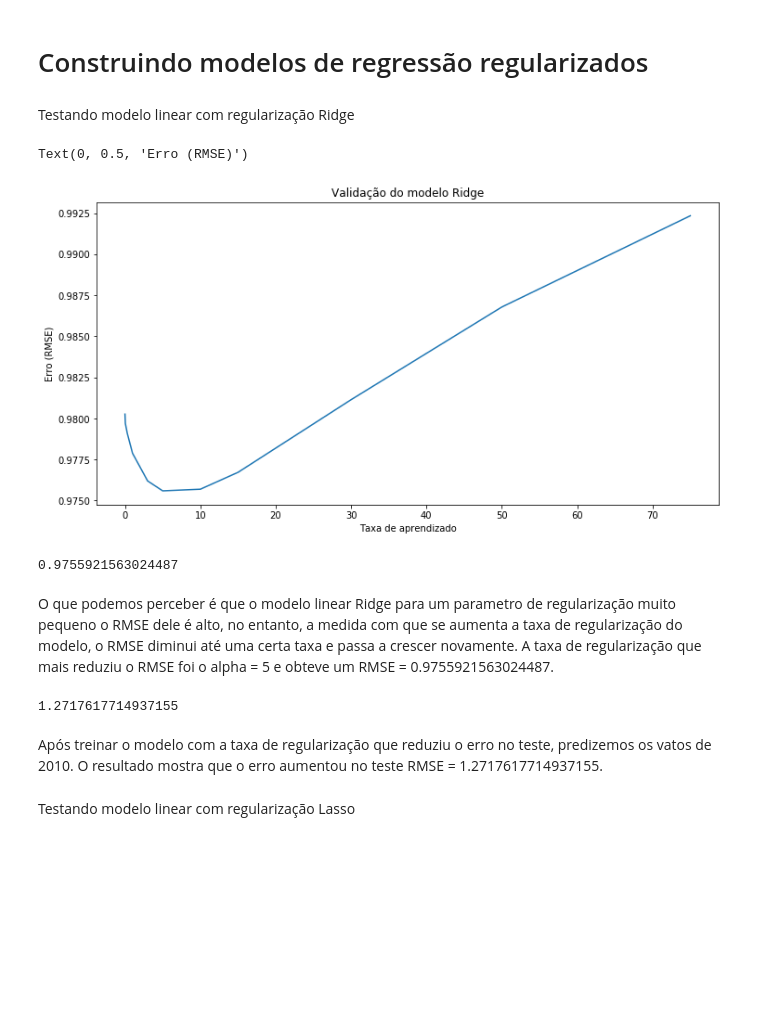
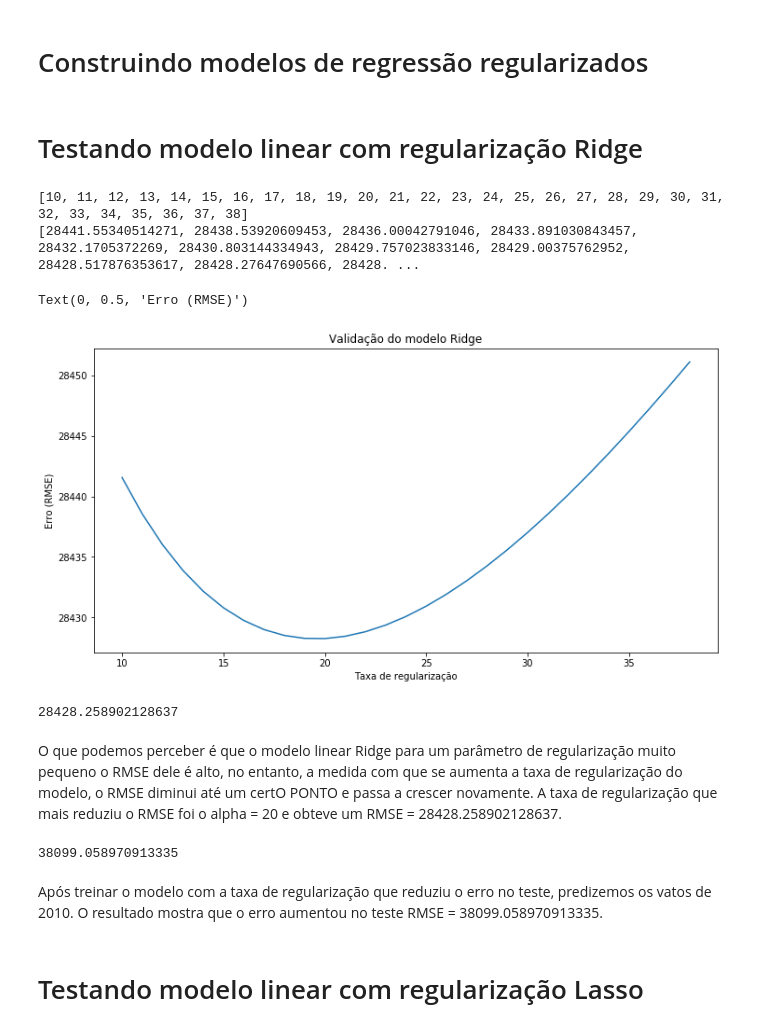
Before and after one commit to ErickCosta/ml2018-erickcosta, a Jupyter notebook: exercício 3/main.ipynb, the cells around one changed output. Drawn from its saved outputs; the diff is of its cells as text; code cells hidden in the pictures; blank space fills up the shorter version.

```diff
--- a/exercício 3/main.ipynb
+++ b/exercício 3/main.ipynb
@@ -283,10 +320,19 @@ data_processed.tail()
 # %%
 #Dados de treino
 data_2006 = data_processed[:3388]
-target_train = data_2006['votos']
+target_train = np.expm1(data_2006['votos'])
 data_train = data_2006.drop(['ano', 'votos'],axis=1)
 
 #Dados de teste
 data_2010 = data_processed[3389:]
-target_test = data_2010['votos']
+target_test = np.expm1(data_2010['votos'])
 data_test = data_2010.drop(['ano', 'votos'],axis=1)
+
+#Dados de treino para 2014
+target_2014 = np.expm1(data_2014['votos'])
+data_2014 = data_2014.drop(['ano', 'votos'],axis=1)
+# %%
+#Método para retornar os erros (RMSE) da validação cruzada
+def rmse_cv(model, train, target):
+    rmse= np.sqrt(-cross_val_score(model, train, target, scoring="neg_mean_squared_error", cv = 100))
+    return(rmse)
@@ -293,7 +369,2 @@ data_test = data_2010.drop(['ano', 'votos'],axis=1)
 # %% [markdown]
 # Construindo modelos de regressão regularizados
-# %%
-#Método para retornar o erro (RMSE)
-def rmse_cv(model, train, target):
-    rmse= np.sqrt(-cross_val_score(model, train, target, scoring="neg_mean_squared_error", cv = 5))
-    return(rmse)
@@ -303,42 +371,48 @@ alphas = [0, 0.05, 0.1, 0.3, 1, 3, 5, 10, 15, 30, 50, 75]
+# %%
+#Parâmetro de refinamento referente à taxa de regularização
+alphas = [10,11,12,13,14,15,16,17,18,19,20,21,22,23,24,25,26,27,28,29,30,31,32,33,34,35,36,37,38]
+ralphas = [10,11,12,13,14,15,16,17,18,19,20,21,22,23,24,25,26,27,28,29,30,31,32, 33, 34, 35, 36, 37, 38]
 # %% [markdown]
-Testando modelo linear com regularização Ridge
+# Testando modelo linear com regularização Ridge
 # %%
 # Modelo ridge
-model_ridge = Ridge()
 
 # Computando o RMSE da validação cruzada
 cv_ridge = [rmse_cv(Ridge(alpha = alpha), data_train, target_train).mean()
             for alpha in alphas]
-
+print(alphas)
+print(cv_ridge)
 #Plotando RMSE do modelo Ridge para todos as taxas de aprendizado testadas por meio da validação cruzada
 cv_ridge = pd.Series(cv_ridge, index = alphas)
 cv_ridge.plot(title = "Validação do modelo Ridge")
-plt.xlabel("Taxa de aprendizado")
+plt.xlabel("Taxa de regularização")
 plt.ylabel("Erro (RMSE)")
 # %% [output]
-Text(0, 0.5, 'Erro (RMSE)')
+[10, 11, 12, 13, 14, 15, 16, 17, 18, 19, 20, 21, 22, 23, 24, 25, 26, 27, 28, 29, 30, 31, 32, 33, 34, 35, 36, 37, 38]
+[28441.55340514271, 28438.53920609453, 28436.00042791046, 28433.891030843457, 28432.1705372269, 28430.803144334943, 28429.757023833146, 28429.00375762952, 28428.517876353617, 28428.27647690566, 28428. ...
+Text(0, 0.5, 'Erro (RMSE)')
-[figure, old version]
+[figure, new version]
 # %%
 #RMSE mínimo
-cv_ridge.min()
+print(cv_ridge.min())
 # %% [output]
-0.9755921563024487
+28428.258902128637
 # %% [markdown]
-O que podemos perceber é que o modelo linear Ridge para um parametro de regularização muito pequeno o RMSE dele é alto, no entanto, a medida com que se aumenta a taxa de regularização do modelo, o RMSE diminui até uma certa taxa e passa a crescer novamente. A taxa de regularização que mais reduziu o RMSE foi o alpha = 5 e obteve um RMSE = 0.9755921563024487.
+O que podemos perceber é que o modelo linear Ridge para um parâmetro de regularização muito pequeno o RMSE dele é alto, no entanto, a medida com que se aumenta a taxa de regularização do modelo, o RMSE diminui até um certO PONTO e passa a crescer novamente. A taxa de regularização que mais reduziu o RMSE foi o alpha = 20 e obteve um RMSE = 28428.258902128637.
 # %%
 # Testando o modelo com os dados de 2010 com o parâmetro de regularização encontrado na validação cruzada
 
 # Treinando o modelo
-ridge = Ridge(alpha = 5).fit(data_train, target_train)
+ridge = Ridge(alpha = 20).fit(data_train, target_train)
 
 # Predizendo os votos de 2010
 target_test_predicted = ridge.predict(data_test)
 
 # RMSE
-mean_squared_error(target_test, target_test_predicted)
+print(np.sqrt(mean_squared_error(target_test, target_test_predicted)))
 # %% [output]
-1.2717617714937155
+38099.058970913335
 # %% [markdown]
-Após treinar o modelo com a taxa de regularização que reduziu o erro no teste, predizemos os vatos de 2010. O resultado mostra que o erro aumentou no teste RMSE = 1.2717617714937155.
+Após treinar o modelo com a taxa de regularização que reduziu o erro no teste, predizemos os vatos de 2010. O resultado mostra que o erro aumentou no teste RMSE = 38099.058970913335.
 # %% [markdown]
-Testando modelo linear com regularização Lasso
+# Testando modelo linear com regularização Lasso
```
Also changed, not shown: parts of 25 cells of this notebook, 1 other file.
